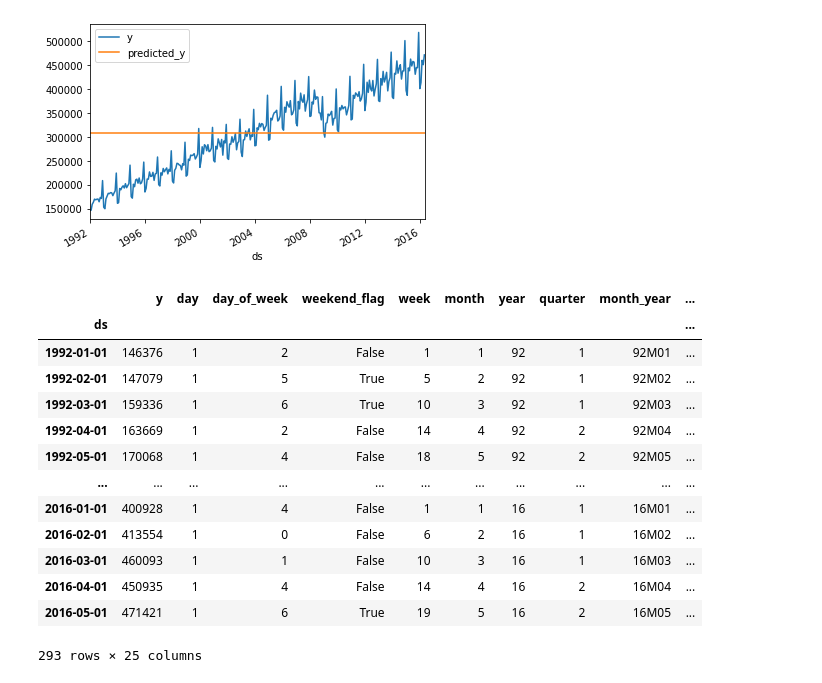
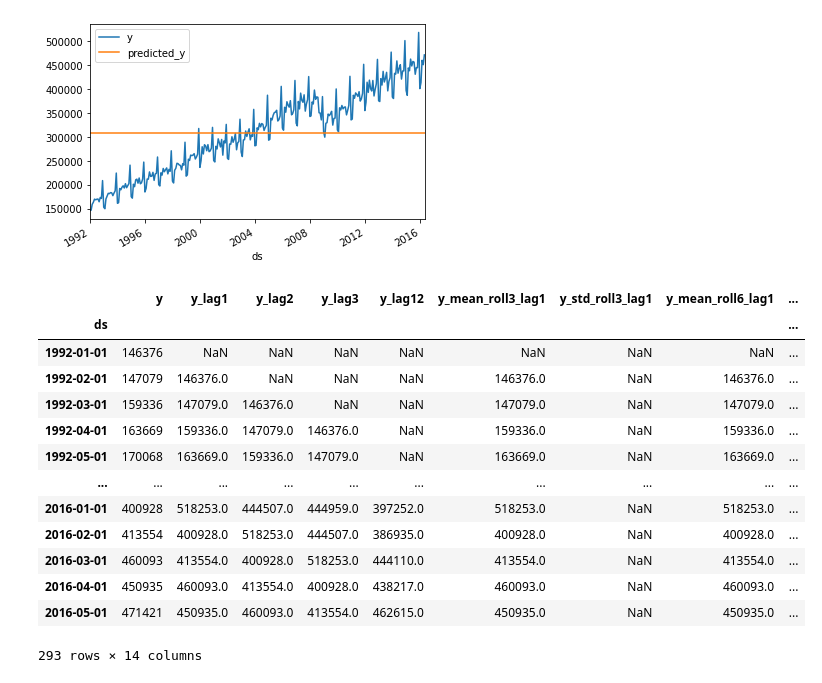
Before and after one commit to ntlind/forecastframe, a Jupyter notebook: examples/simple_example.ipynb, the cells around one changed output. Cells and saved outputs as stored; diff of their text form; code cells hidden in the pictures.

```diff
--- a/examples/simple_example.ipynb
+++ b/examples/simple_example.ipynb
@@ -117,26 +83,24 @@ fframe.get_predictions().plot.line()
 [figure]
 # %%
 # Let's add some features to help our model out
-fframe.calc_datetime_features()
+#fframe.calc_datetime_features()
 fframe.lag_features(features=[fframe.target], lags=[1, 2, 3, 12]) # lagged features for 1 month ago, 2 months ago ..., 12 months ago
 fframe.calc_statistical_features(features=[fframe.target], windows=[3, 6, 12], aggregations=['mean', 'std']) # 3, 6, and 12 month rolling aggregations for both mean and std
 fframe.calc_ewma(fframe.target, windows=[3, 6, 12]) # 3, 6, 12 month exponential weighted moving averages
-fframe.calc_percent_change(feature=fframe.target)
-
 
 fframe.get_sample()
 # %% [output]
-|  | y | day | day_of_week | weekend_flag | week | month | year | quarter | month_year | ... |
-| ds |  |  |  |  |  |  |  |  |  | ... |
-| 1992-01-01 | 146376 | 1 | 2 | False | 1 | 1 | 92 | 1 | 92M01 | ... |
-| 1992-02-01 | 147079 | 1 | 5 | True | 5 | 2 | 92 | 1 | 92M02 | ... |
-| 1992-03-01 | 159336 | 1 | 6 | True | 10 | 3 | 92 | 1 | 92M03 | ... |
-| 1992-04-01 | 163669 | 1 | 2 | False | 14 | 4 | 92 | 2 | 92M04 | ... |
-| 1992-05-01 | 170068 | 1 | 4 | False | 18 | 5 | 92 | 2 | 92M05 | ... |
-| ... | ... | ... | ... | ... | ... | ... | ... | ... | ... | ... |
-| 2016-01-01 | 400928 | 1 | 4 | False | 1 | 1 | 16 | 1 | 16M01 | ... |
-| 2016-02-01 | 413554 | 1 | 0 | False | 6 | 2 | 16 | 1 | 16M02 | ... |
-| 2016-03-01 | 460093 | 1 | 1 | False | 10 | 3 | 16 | 1 | 16M03 | ... |
-| 2016-04-01 | 450935 | 1 | 4 | False | 14 | 4 | 16 | 2 | 16M04 | ... |
-| 2016-05-01 | 471421 | 1 | 6 | True | 19 | 5 | 16 | 2 | 16M05 | ... |
+|  | y | y_lag1 | y_lag2 | y_lag3 | y_lag12 | y_mean_roll3_lag1 | y_std_roll3_lag1 | y_mean_roll6_lag1 | ... |
+| ds |  |  |  |  |  |  |  |  | ... |
+| 1992-01-01 | 146376 | NaN | NaN | NaN | NaN | NaN | NaN | NaN | ... |
+| 1992-02-01 | 147079 | 146376.0 | NaN | NaN | NaN | 146376.0 | NaN | 146376.0 | ... |
+| 1992-03-01 | 159336 | 147079.0 | 146376.0 | NaN | NaN | 147079.0 | NaN | 147079.0 | ... |
+| 1992-04-01 | 163669 | 159336.0 | 147079.0 | 146376.0 | NaN | 159336.0 | NaN | 159336.0 | ... |
+| 1992-05-01 | 170068 | 163669.0 | 159336.0 | 147079.0 | NaN | 163669.0 | NaN | 163669.0 | ... |
+| ... | ... | ... | ... | ... | ... | ... | ... | ... | ... |
+| 2016-01-01 | 400928 | 518253.0 | 444507.0 | 444959.0 | 397252.0 | 518253.0 | NaN | 518253.0 | ... |
+| 2016-02-01 | 413554 | 400928.0 | 518253.0 | 444507.0 | 386935.0 | 400928.0 | NaN | 400928.0 | ... |
+| 2016-03-01 | 460093 | 413554.0 | 400928.0 | 518253.0 | 444110.0 | 413554.0 | NaN | 413554.0 | ... |
+| 2016-04-01 | 450935 | 460093.0 | 413554.0 | 400928.0 | 438217.0 | 460093.0 | NaN | 460093.0 | ... |
+| 2016-05-01 | 471421 | 450935.0 | 460093.0 | 413554.0 | 462615.0 | 450935.0 | NaN | 450935.0 | ... |
-293 rows × 25 columns
+293 rows × 14 columns
```
Also changed, not shown: parts of 10 cells of this notebook, 2 other files.
